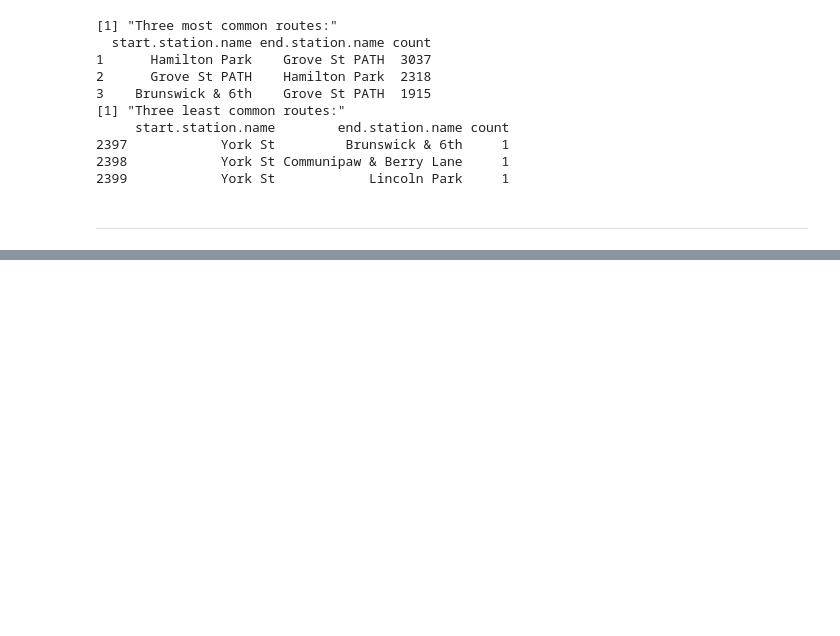
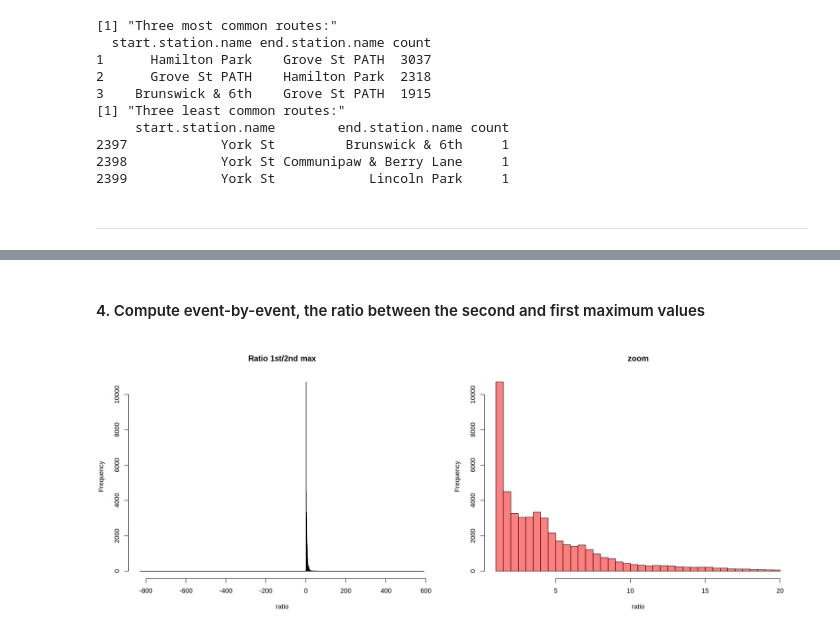
Before and after one commit to seccobenedetto/ex_Advanced_Statistics, a Jupyter notebook: lab_1/lab_1.ipynb, the cells around one changed output, grey strips where cells are left out. Saved outputs shown, nothing was run; the diff lists cells and outputs as text; code cells hidden in the pictures; blank space fills up the shorter version.

```diff
--- a/lab_1/lab_1.ipynb
+++ b/lab_1/lab_1.ipynb
@@ -470,0 +476,10 @@ where Ncols = 8 is the total number of columns in the matrix.
+# %%
+data_raw <- read.table("./data_2/l2tree_maxedeptrack_str_20241119_072440_BTff3_ThetaMax60_TrgFlgAll_codver3_onlyMTX.csv", sep=',',header=T)
+data <- na.omit(data_raw)     # let's omit Not Available data
+idx_all_zero <- apply(data, 1, function(x) all(x == 0))   # search for rows with all zeros
+data <- data[ !idx_all_zero, ]                            # take only rows with at least one value different from zero
+# %%
+# debug
+length(data_raw)                  # number of columns
+n_raw <- nrow(data_raw); n_raw    # number of initial rows
+n <- nrow(data); n                # number of rows after cleaning
@@ -470,0 +625,14 @@ where Ncols = 8 is the total number of columns in the matrix.
+# %% [markdown]
+#### 4. Compute event-by-event, the ratio between the second and first maximum values
+# %%
+data$ratio_up <- data$max_up / data$max2_up
+data$ratio_down <- data$max_down / data$max2_down
+
+# PLOT:
+options(repr.plot.width = 18, repr.plot.height = 7)
+par(cex = 1.3, mfrow=c(1,2))
+
+hist(data$ratio_up, breaks=3000, main='Ratio 1st/2nd max', xlab='ratio', col = rgb(1, 0, 0, 0.5))
+hist(data$ratio_up[ data$ratio_up>1 & data$ratio_up<20 ], breaks=30, main='zoom', xlab='ratio', col = rgb(1, 0, 0, 0.5))
+# %% [output]
+[figure, added]
```
Also changed, not shown: parts of 19 cells of this notebook.
